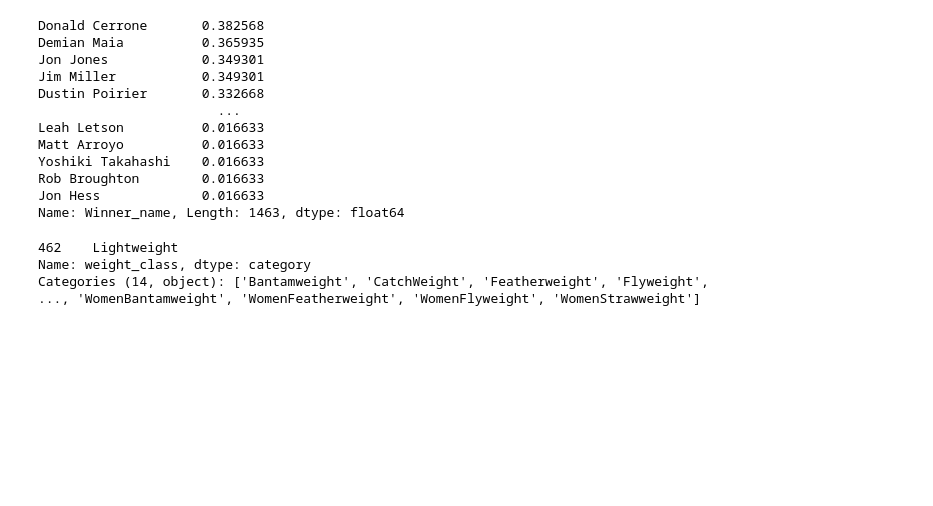
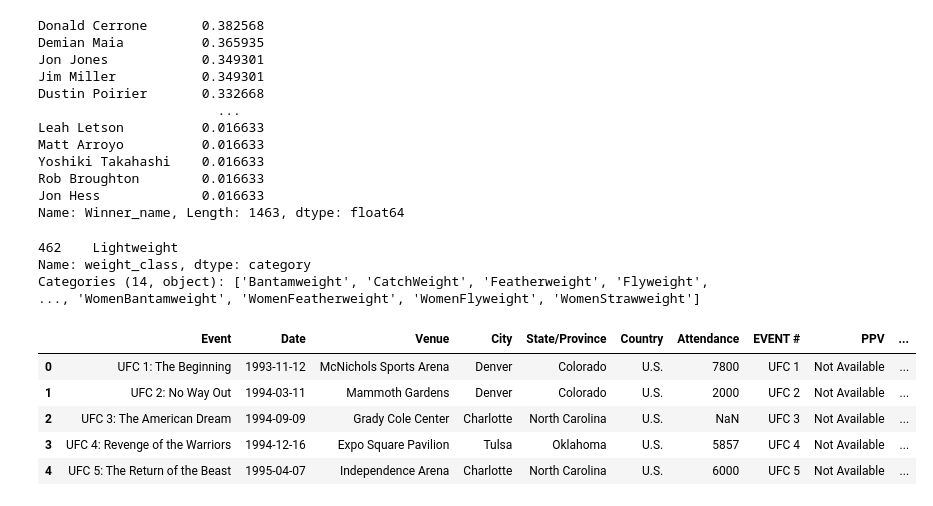
Before and after one commit to edgarcde/MMA_fight_Analysis, a Jupyter notebook: UFC_EDA.ipynb, the cells around one changed output. Drawn from its saved outputs; the diff is of its cells as text; code cells hidden in the pictures; blank space fills up the shorter version.

```diff
--- a/UFC_EDA.ipynb
+++ b/UFC_EDA.ipynb
@@ -240,0 +244,9 @@ Categories (14, object): ['Bantamweight', 'CatchWeight', 'Featherweight', 'Flywe
+# %%
+ppv_data.head()
+# %% [output]
+|  | Event | Date | Venue | City | State/Province | Country | Attendance | EVENT # | PPV | ... |
+| 0 | UFC 1: The Beginning | 1993-11-12 | McNichols Sports Arena | Denver | Colorado | U.S. | 7800 | UFC 1 | Not Available | ... |
+| 1 | UFC 2: No Way Out | 1994-03-11 | Mammoth Gardens | Denver | Colorado | U.S. | 2000 | UFC 2 | Not Available | ... |
+| 2 | UFC 3: The American Dream | 1994-09-09 | Grady Cole Center | Charlotte | North Carolina | U.S. | NaN | UFC 3 | Not Available | ... |
+| 3 | UFC 4: Revenge of the Warriors | 1994-12-16 | Expo Square Pavilion | Tulsa | Oklahoma | U.S. | 5857 | UFC 4 | Not Available | ... |
+| 4 | UFC 5: The Return of the Beast | 1995-04-07 | Independence Arena | Charlotte | North Carolina | U.S. | 6000 | UFC 5 | Not Available | ... |
```
Also changed, not shown: parts of 9 cells of this notebook.
